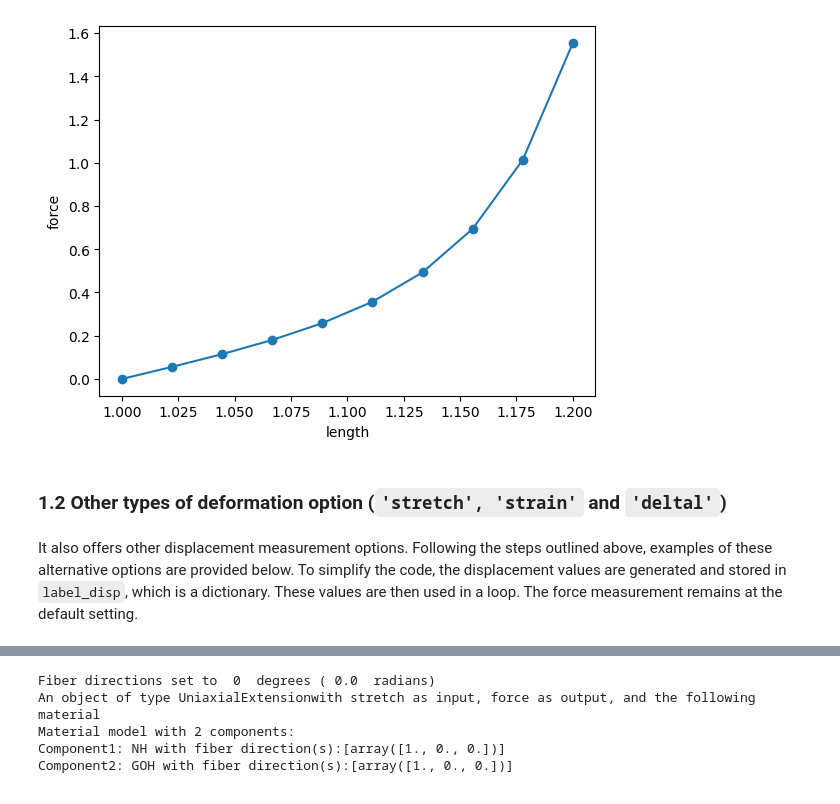
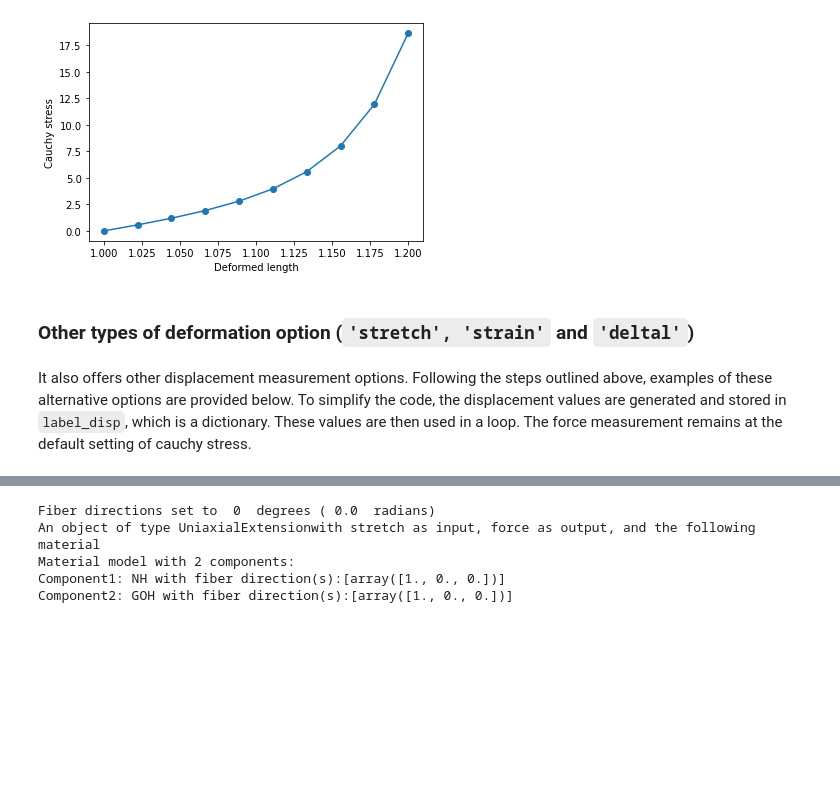
Before and after one commit to ankushaggarwal/pymecht, a Jupyter notebook: Examples/Uniaxial_extension.ipynb, the cells around one changed output, grey strips where cells are left out. Cells and saved outputs as stored; diff of their text form; code cells hidden in the pictures; blank space fills up the shorter version.

Commit message:
Made minor/cosmetic changes to the uniaxial example

```diff
--- a/Examples/Uniaxial_extension.ipynb
+++ b/Examples/Uniaxial_extension.ipynb
@@ -69,20 +87,20 @@ k3_1              0.10        No          0.00        0.33
 ------------------------------------------------------------------
 # %%
 #give applied displacement
-applied_length = np.linspace(1, 1.2, 10)
+deformed_length = np.linspace(1, 1.2, 10)
 
 #calculating force
-force = sample.disp_controlled(applied_length,sample_params)
+force = sample.disp_controlled(deformed_length,sample_params)
 
 #post-processing
-plt.plot(applied_length,force,'-o')
-plt.ylabel('force')
-plt.xlabel('length')
+plt.plot(deformed_length,force,'-o')
+plt.ylabel('Cauchy stress')
+plt.xlabel('Deformed length')
 plt.show()
 # %% [output]
-[figure, old version]
+[figure, new version]
 # %% [markdown]
-### 1.2 Other types of deformation option (`'stretch', 'strain'` and `'deltal'`)
+### Other types of deformation option (`'stretch', 'strain'` and `'deltal'`)
 # %% [markdown]
-It also offers other displacement measurement options. Following the steps outlined above, examples of these alternative options are provided below. To simplify the code, the displacement values are generated and stored in `label_disp`, which is a dictionary. These values are then used in a loop. The force measurement remains at the default setting.
+It also offers other displacement measurement options. Following the steps outlined above, examples of these alternative options are provided below. To simplify the code, the displacement values are generated and stored in `label_disp`, which is a dictionary. These values are then used in a loop. The force measurement remains at the default setting of cauchy stress.
 # %%
```
Also changed, not shown: parts of 24 cells of this notebook.
